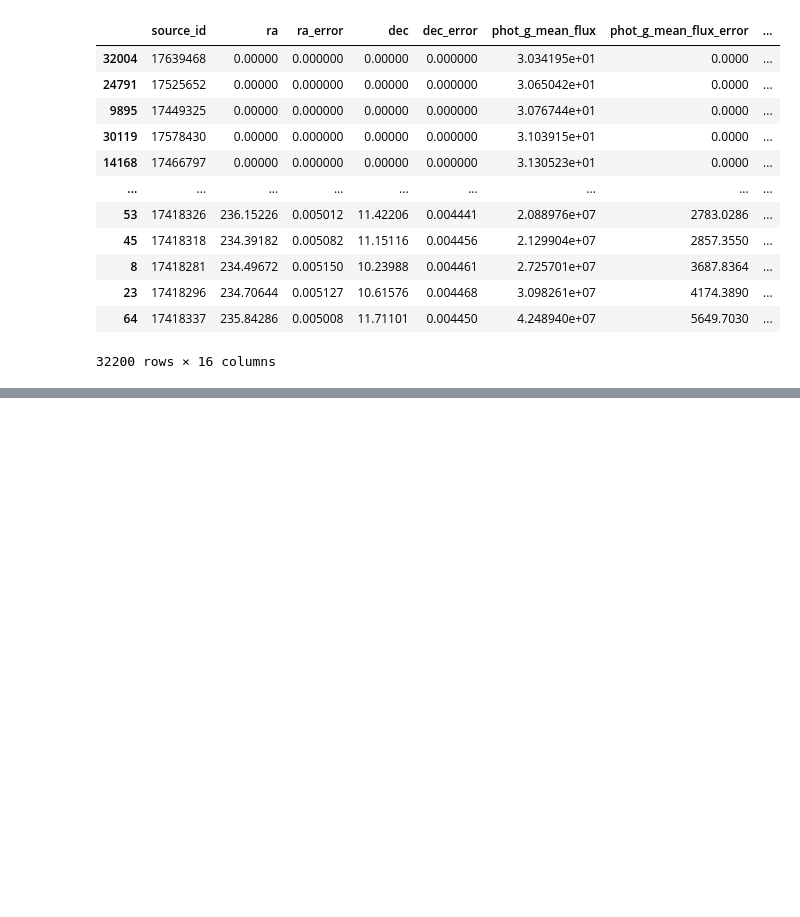
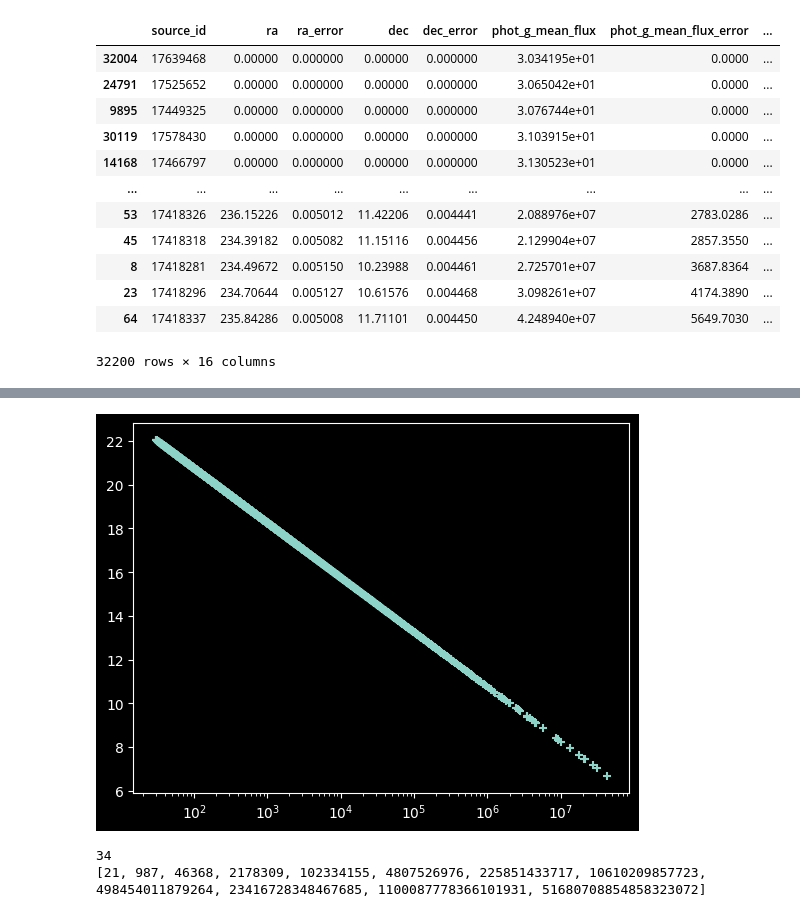
Before and after one commit to avalperezRUG/PROGNUM-repo, a Jupyter notebook: Task6/sq_s6217338_week6.ipynb, the cells around one changed output, grey strips where cells are left out. Drawn from its saved outputs; the diff is of its cells as text; code cells hidden in the pictures; blank space fills up the shorter version.

```diff
--- a/Task6/sq_s6217338_week6.ipynb
+++ b/Task6/sq_s6217338_week6.ipynb
@@ -183,0 +191,8 @@ plt.show()
+# %%
+fig, ax = plt.subplots()
+ax.scatter(x, -2.5 * np.log10(5e-11*x), marker='+')
+ax.set_xscale('log')
+plt.show()
+# y = -2.5 log(5e-11*x) => -log(5e-11)*y = 2.5 log(x) => m_0 = -10,3
+# %% [output]
+[figure, added]
@@ -183,0 +223,26 @@ plt.show()
+# %%
+# Q 6.14 (pending)
+class Fibonacci:
+    def __init__(self):
+        ...
+    def Nth_term(self, N):
+        F = [0, 1]
+        for i in range(N-2):
+            F.append(F[-1] + F[-2])
+        return F[-1]
+
+    def N_over_M(self, N, M):
+        F = [0, 1]
+        N_over_M = []
+        for i in range(N-2):
+            f_new = F[-1] + F[-2]
+            F.append(f_new)
+            if f_new % M == 0:
+                N_over_M.append(f_new)
+        return N_over_M
+
+print(Fibonacci().Nth_term(10))
+print(Fibonacci().N_over_M(100, 7))
+# %% [output]
+34
+[21, 987, 46368, 2178309, 102334155, 4807526976, 225851433717, 10610209857723, 498454011879264, 23416728348467685, 1100087778366101931, 51680708854858323072]
```
Also changed, not shown: parts of 5 cells of this notebook, 4 other files.
